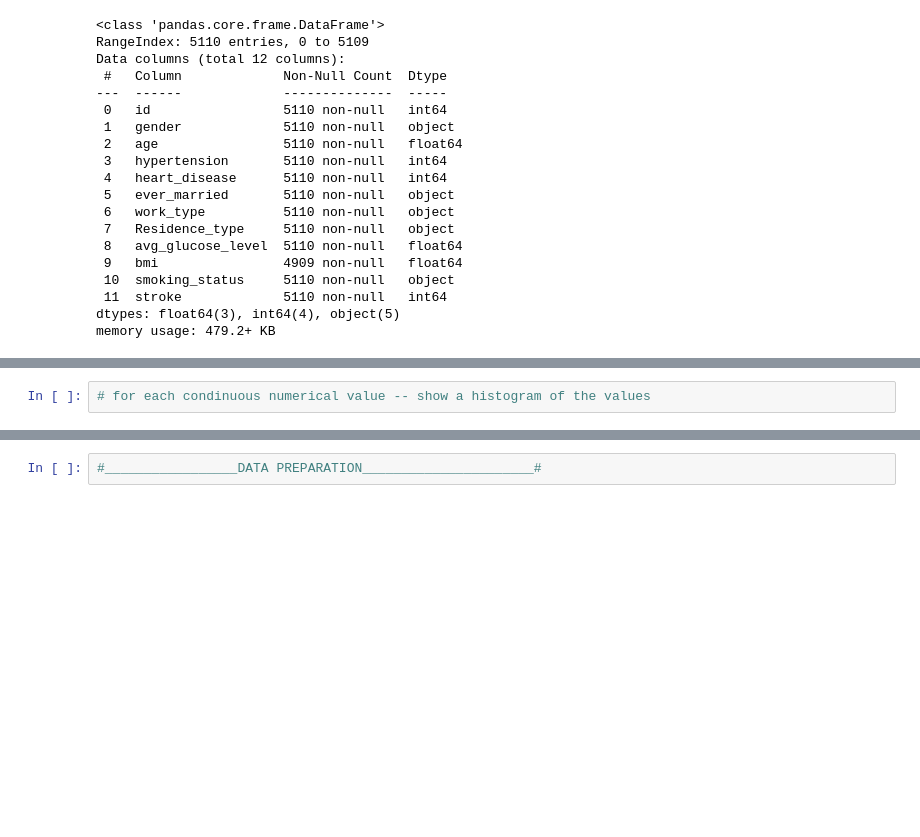
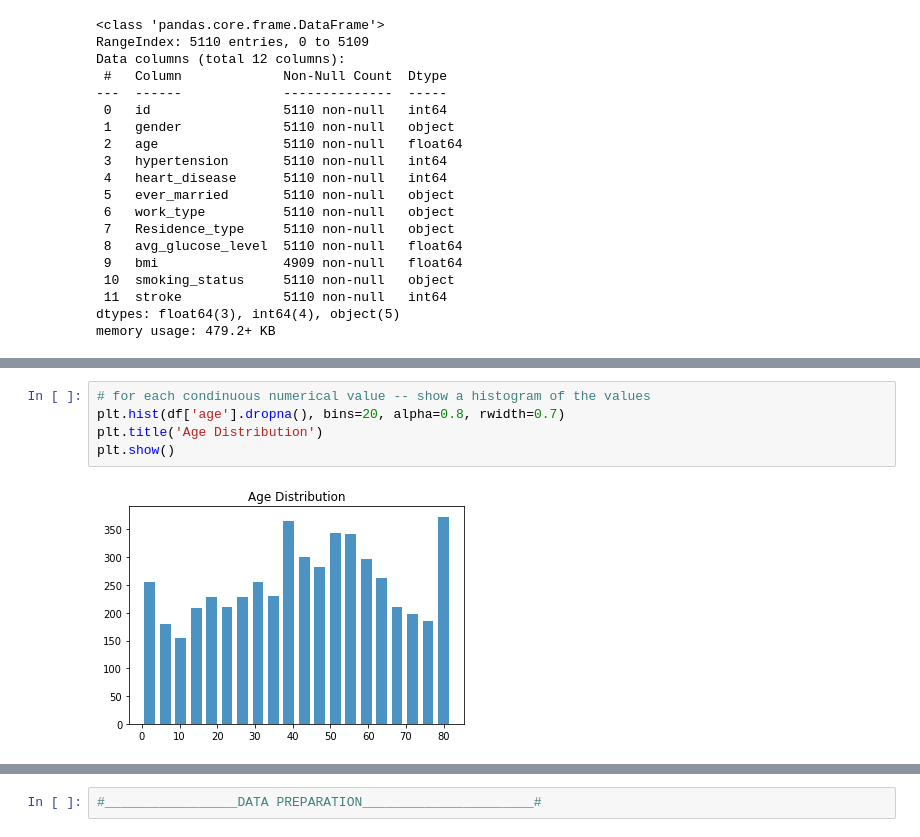
Before and after one commit to EmmaSchmidt2021/EE658-Machine-Learning, a Jupyter notebook: Neural Networks/Assignment 3/Assignment #3 Stroke.ipynb, the cells around one changed output, grey strips where cells are left out. Drawn from its saved outputs; the diff is of its cells as text; blank space fills up the shorter version.

```diff
--- a/Neural Networks/Assignment 3/Assignment #3 Stroke.ipynb
+++ b/Neural Networks/Assignment 3/Assignment #3 Stroke.ipynb
@@ -74,2 +127,7 @@ there are 4 different types in the column smoking_status:
 # %%
 # for each condinuous numerical value -- show a histogram of the values
+plt.hist(df['age'].dropna(), bins=20, alpha=0.8, rwidth=0.7)
+plt.title('Age Distribution')
+plt.show()
+# %% [output]
+[figure, added]
```
Also changed, not shown: parts of 19 cells of this notebook.
